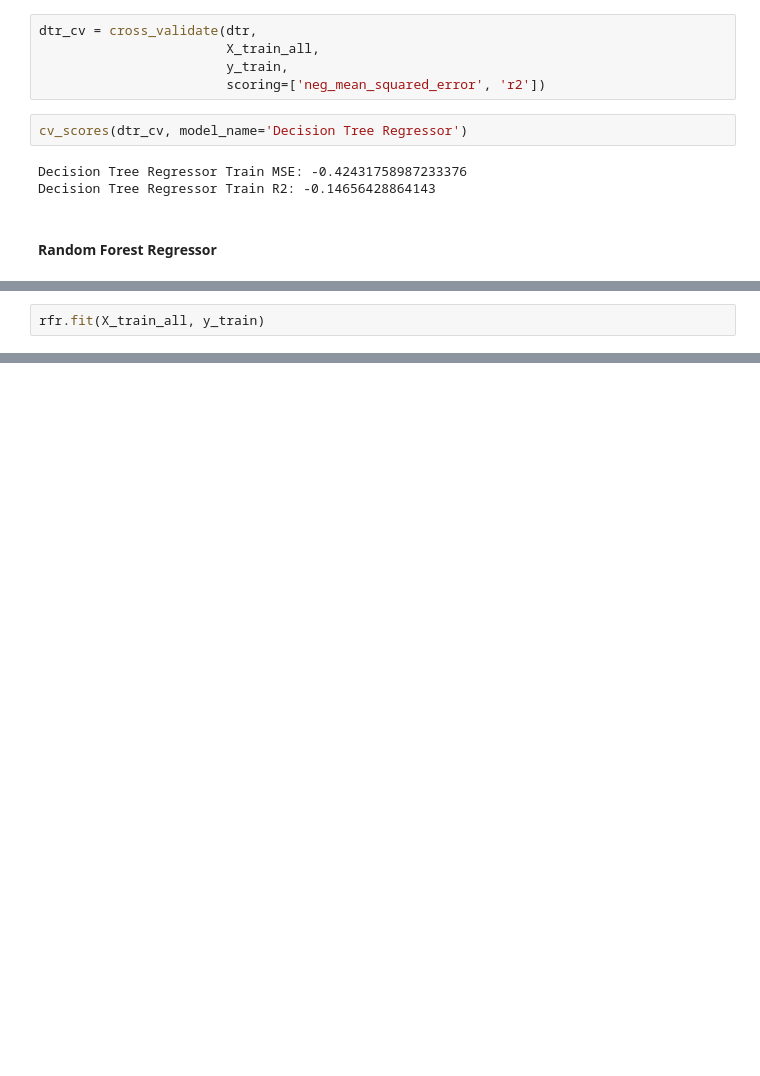
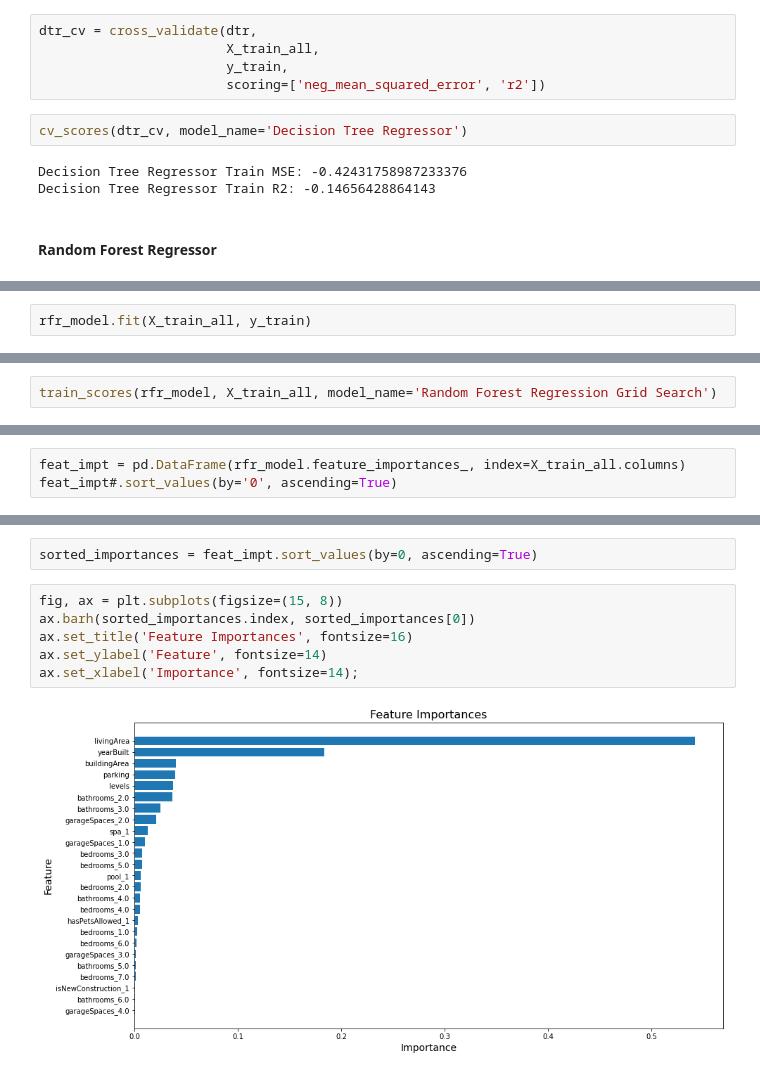
Before and after one commit to erin-vu/real_estate, a Jupyter notebook: Real Estate Analysis.ipynb, the cells around one changed output, grey strips where cells are left out. Drawn from its saved outputs; the diff is of its cells as text; blank space fills up the shorter version.

Commit message:
gscv rfr and feat impt

```diff
--- a/Real Estate Analysis.ipynb
+++ b/Real Estate Analysis.ipynb
@@ -1423,3 +1455,3 @@ rfr = RandomForestRegressor(n_estimators = 100,
 # %%
-rfr.fit(X_train_all, y_train)
+rfr_model.fit(X_train_all, y_train)
 # %% [output]
@@ -1436,0 +1460,2 @@ Random Forest Regressor Train R2: 0.37282772964246935
+# %%
+train_scores(rfr_model, X_train_all, model_name='Random Forest Regression Grid Search')
@@ -1436,0 +1465,3 @@ Random Forest Regressor Train R2: 0.37282772964246935
+# %%
+feat_impt = pd.DataFrame(rfr_model.feature_importances_, index=X_train_all.columns)
+feat_impt#.sort_values(by='0', ascending=True)
@@ -1436,0 +1486,10 @@ Random Forest Regressor Train R2: 0.37282772964246935
+# %%
+sorted_importances = feat_impt.sort_values(by=0, ascending=True)
+# %%
+fig, ax = plt.subplots(figsize=(15, 8))
+ax.barh(sorted_importances.index, sorted_importances[0])
+ax.set_title('Feature Importances', fontsize=16)
+ax.set_ylabel('Feature', fontsize=14)
+ax.set_xlabel('Importance', fontsize=14);
+# %% [output]
+[figure, added]
```
Also changed, not shown: parts of 14 cells of this notebook.
